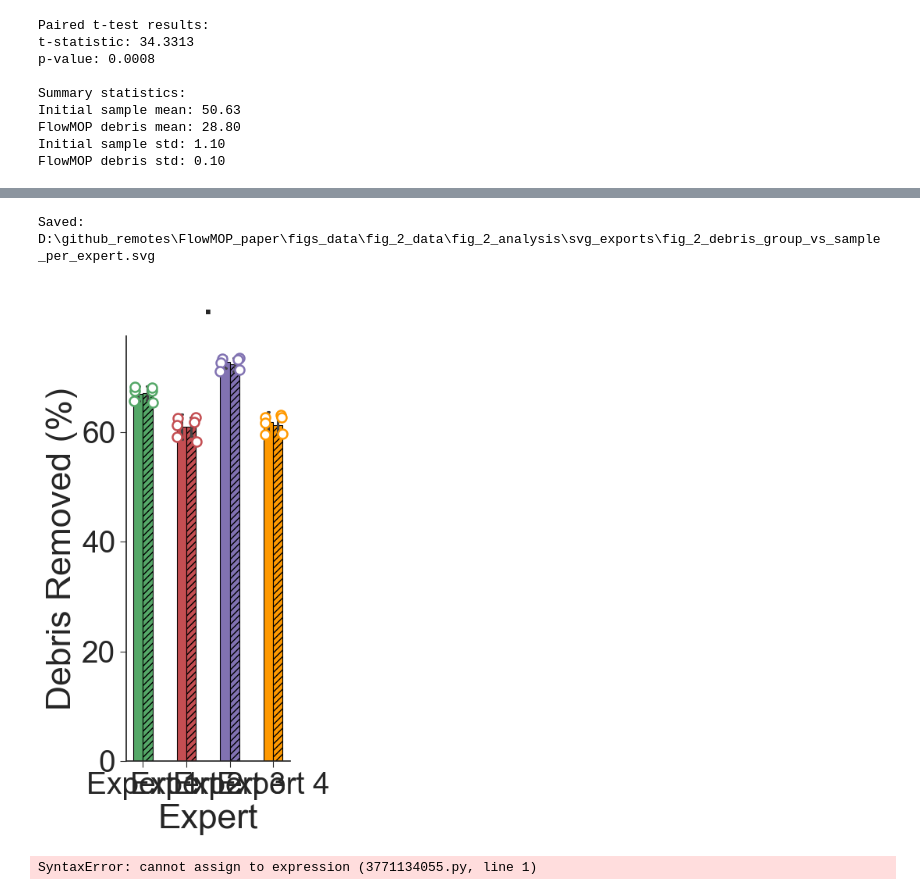
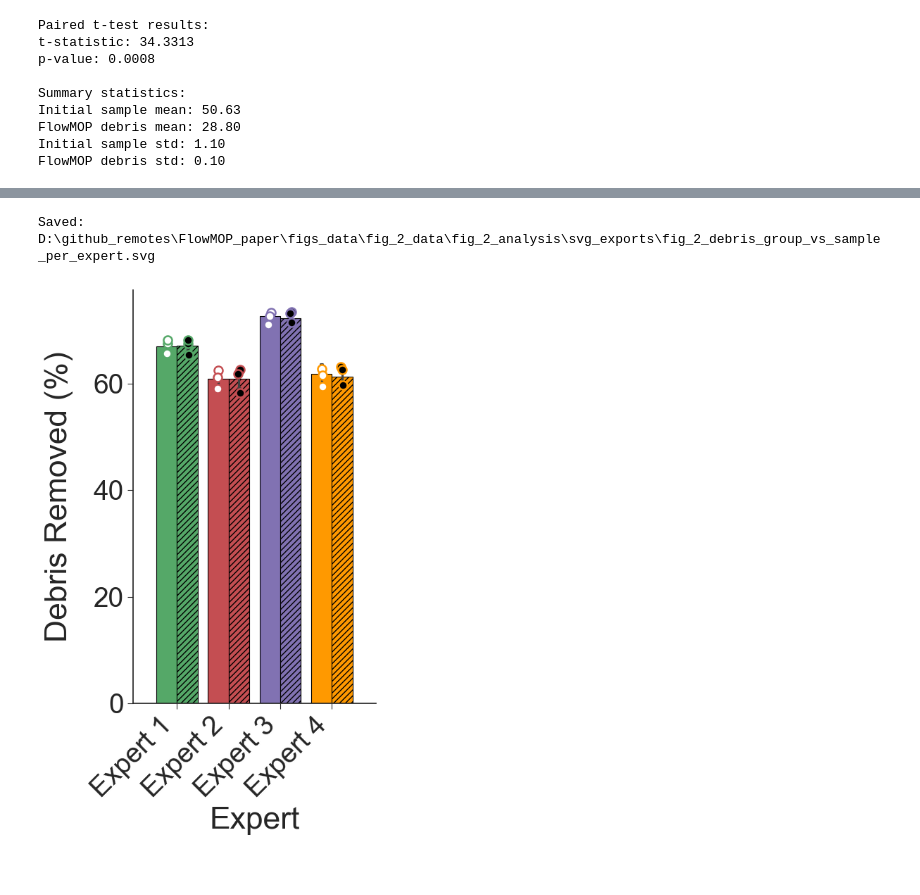
Before and after one commit to 1ordinateur/FlowMOP_paper, a Jupyter notebook: figs_data/fig_2_data/fig_2_analysis/fig_2_debris.ipynb, the cells around one changed output, grey strips where cells are left out. Drawn from its saved outputs; the diff is of its cells as text; code cells hidden in the pictures.

```diff
--- a/figs_data/fig_2_data/fig_2_analysis/fig_2_debris.ipynb
+++ b/figs_data/fig_2_data/fig_2_analysis/fig_2_debris.ipynb
@@ -374,7 +375,7 @@ for expert in experts:
 
 # 3. Plot
 plt.style.use("seaborn-v0_8-ticks")
-fig, ax = plt.subplots(figsize=(4.4, 9.6))
+fig, ax = plt.subplots(figsize=(5.6, 12.0))
 
 order = ["Expert 1", "Expert 2", "Expert 3", "Expert 4"]
 expert_palette = {
@@ -393,33 +394,41 @@ sns.barplot(
     palette=["#b0b0b0", "#b0b0b0"],
     errorbar="sd",
     capsize=0.1,
-    width=0.44,
+    width=0.8,
     ax=ax,
 )
 
 # Color bars by expert and hatch Sample bars.
-for i, patch in enumerate(ax.patches):
-    expert_idx = i % len(order)
-    color = expert_palette[order[expert_idx]]
-    patch.set_facecolor(color)
-    patch.set_edgecolor("black")
-    patch.set_linewidth(0.8)
-    if i >= len(order):
-        patch.set_hatch("////")
+bar_centers = {}
+method_order = ["Group", "Sample"]
+for method_idx, container in enumerate(ax.containers):
+    if method_idx >= len(method_order):
+        continue
+    method = method_order[method_idx]
+    for expert_idx, patch in enumerate(container.patches):
+        if expert_idx >= len(order):
+            continue
+        expert_name = order[expert_idx]
+        color = expert_palette[expert_name]
+        patch.set_facecolor(color)
+        patch.set_edgecolor("black")
+        patch.set_linewidth(0.8)
+        if method == "Sample":
+            patch.set_hatch("////")
+        bar_centers[(expert_name, method)] = patch.get_x() + patch.get_width() / 2
 
 # Colored dots with fixed jitter and method offset.
 rng = np.random.default_rng(42)
 for _, row in experts_df.iterrows():
-    x_base = order.index(row["sampler_anonymized"])
-    offset = -0.20 if row["method"] == "Group" else 0.20
     jitter = rng.uniform(-0.03, 0.03)
-    x_pos = x_base + offset + jitter
+    x_pos = bar_centers[(row["sampler_anonymized"], row["method"])] + jitter
     color = expert_palette[row["sampler_anonymized"]]
+    fill_color = "black" if row["method"] == "Sample" else "white"
     ax.scatter(
         x_pos,
         row["removed_debris"],
         s=75,
-        facecolors="white",
+        facecolors=fill_color,
         edgecolors=color,
         linewidths=1.8,
         zorder=5,
@@ -449,9 +458,8 @@ def add_significance_bracket(x_center, p_val, ax, experts_df, order):
             std_val = method_data.std()
             max_y = max(max_y, mean_val + std_val)
 
-    bar_width = 0.38
-    x1 = x_center - bar_width / 2
-    x2 = x_center + bar_width / 2
+    x1 = bar_centers[(expert_name, "Group")]
+    x2 = bar_centers[(expert_name, "Sample")]
 
     ylim_top = ax.get_ylim()[1]
     y_bracket = max_y + 0.05 * ylim_top
@@ -481,14 +489,19 @@ for i, expert in enumerate(order):
 
 # 5. Final touches
 ax.set_title(
-    ".",
+    "",
     fontsize=BIG_FONTS["title"],
     weight="bold",
-    pad=20,
+    pad=8,
 )
-ax.set_xlabel("Expert", fontsize=BIG_FONTS["label"])
+ax.set_xlabel("", fontsize=BIG_FONTS["label"])
+xticks = ax.get_xticks()
+xticklabels = [tick.get_text().replace("Expert ", "") for tick in ax.get_xticklabels()]
+ax.set_xticks(xticks)
+ax.set_xticklabels(xticklabels)
 ax.set_ylabel("Debris Removed (%)", fontsize=BIG_FONTS["label"])
 ax.tick_params(axis="both", which="major", labelsize=BIG_FONTS["tick"])
+ax.margins(x=0.12)
 plt.setp(ax.get_xticklabels(), rotation=45, ha="right")
 ax.yaxis.labelpad = 20
 
@@ -500,35 +513,33 @@ handles = list(by_label.values())
 labels = list(by_label.keys())
 
 if ax.get_legend() is not None:
     ax.get_legend().remove()
 
 # fig.legend(
 #     handles,
 #     labels,
 #     title="Method",
 #     bbox_to_anchor=(0.5, 0.02),
 #     loc="lower center",
 #     ncol=2,
 #     frameon=False,
 #     fontsize=BIG_FONTS["legend"],
 #     title_fontsize=BIG_FONTS["legend"],
 # )
 
 sns.despine()
 plt.tight_layout(rect=[0, 0.28, 1, 1])
 
 from pathlib import Path
+from matplotlib.patches import Patch
 export_dir = Path("svg_exports")
 export_dir.mkdir(parents=True, exist_ok=True)
 output_svg = export_dir / "fig_2_debris_group_vs_sample_per_expert.svg"
 fig.savefig(output_svg, format="svg", bbox_inches="tight")
 print(f"Saved: {output_svg.resolve()}")
 
+
 plt.show()
 # %% [output]
 Saved: D:\github_remotes\FlowMOP_paper\figs_data\fig_2_data\fig_2_analysis\svg_exports\fig_2_debris_group_vs_sample_per_expert.svg
-[figure, old version]
+[figure, new version]
-# %%
-grep -rl --exclude-dir=.git '_RJ_' . | xargs sed -i 's/_RJ_/_expertiv/g'
-# %% [output]
-SyntaxError: cannot assign to expression (3771134055.py, line 1)
```
Also changed, not shown: parts of 2 cells of this notebook, 10 other files.
